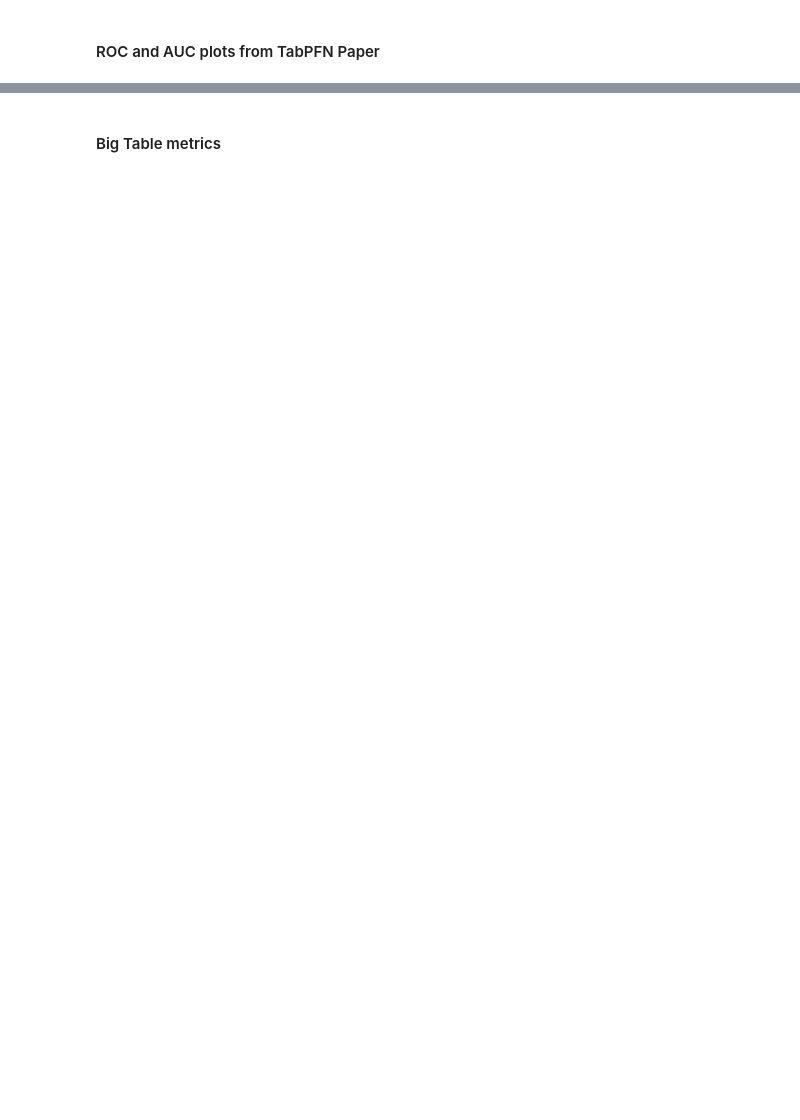
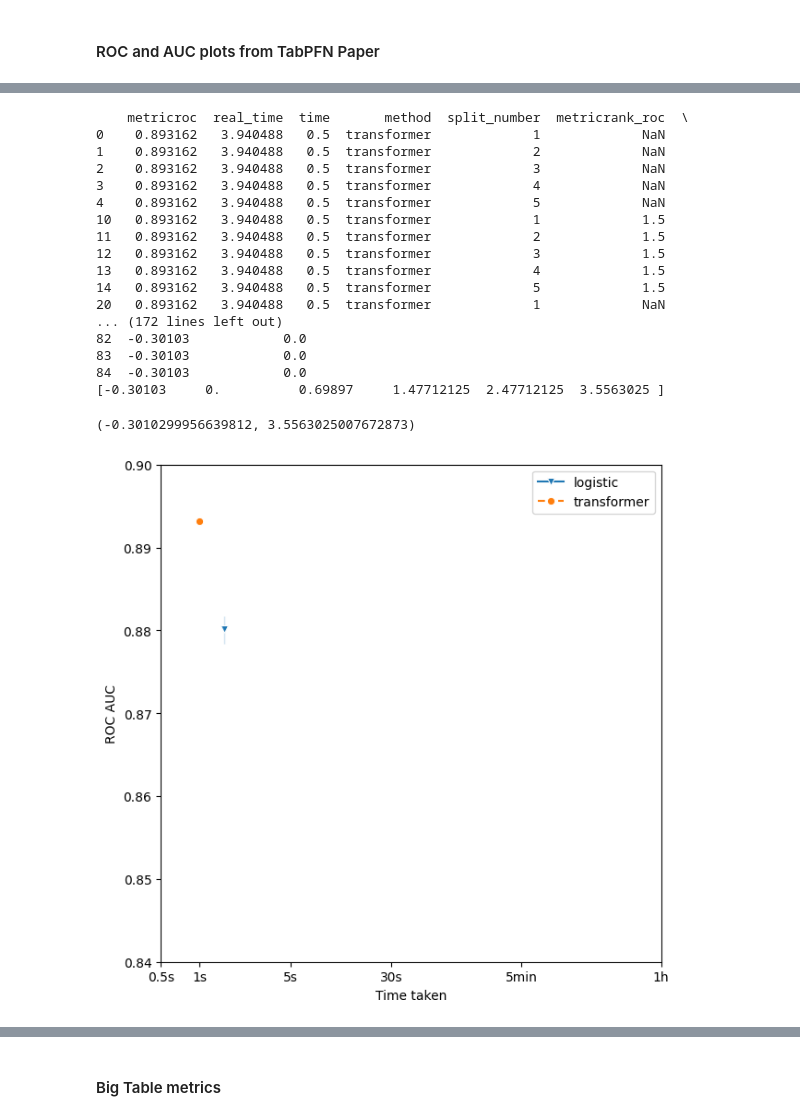
Before and after one commit to ugne-sak/iTabPFN, a Jupyter notebook: tabpfn/RunFullDatasetAnalyses.ipynb, the cells around one changed output, grey strips where cells are left out. Cells and saved outputs as stored; diff of their text form; code cells hidden in the pictures; blank space fills up the shorter version.

```diff
--- a/tabpfn/RunFullDatasetAnalyses.ipynb
+++ b/tabpfn/RunFullDatasetAnalyses.ipynb
@@ -42,9 +63,11 @@ bptt = 2000
 selector = 'test'
 base_path = os.path.join('.')
 overwrite=False
-max_times = [0.5, 1, 15, 30, 60, 60*5, 60*15, 60*60]
+#max_times = [0.5, 1, 15, 30, 60, 60*5, 60*15, 60*60]
+max_times = [0.5]
 metric_used = tabular_metrics.auc_metric
-methods = ['transformer', 'logistic', 'gp', 'knn', 'catboost', 'xgb', 'autosklearn2', 'autogluon']
+#methods = ['transformer', 'logistic', 'gp', 'knn', 'catboost', 'xgb', 'autosklearn2', 'autogluon']
+methods = ['transformer', 'logistic']
 task_type = 'multiclass'
 # %%
 suite = 'cc'
@@ -128,10 +186,10 @@ pos = str(eval_positions[0])
 global_results = {}
 overwrite=False
 
-for method in baseline_methods:
+for method in methods:
     for max_time in max_times:
         for split_number in range(1,5+1):
-            global_results[method+'_time_'+str(max_time)+tabular_baselines.get_scoring_string(metric_used, usage='')+'_split_'+str(split_number)] = eval_method(task_type, method,  None, selector,
+            global_results[method+'_time_'+str(max_time)+tabular_baselines.get_scoring_string(metric_used, usage='')+'_split_'+str(split_number)] = eval_method(task_type, method, None, selector,
                                                                                                                                     eval_positions, fetch_only=True,
                                                                                                                                     verbose=False, max_time=max_time,
                                                                                                                                     metric_used=metric_used, split_number=split_number)
@@ -172,7 +293,7 @@ def generate_ranks_and_wins_table(global_results_filtered, metric_key, max_time,
     global_results_filtered_split = {**global_results_filtered}
     global_results_filtered_split = {k: global_results_filtered_split[k] for k in global_results_filtered_split.keys() if '_time_'+str(max_time)+tabular_baselines.get_scoring_string(metric_used, usage='')+'_split_'+str(split_number) in k or 'transformer_split_'+str(split_number) in k}
 
-    matrix, matrix_stds = make_metric_matrix(global_results_filtered_split, methods, pos, metric_key, test_datasets)
+    matrix, matrix_stds, _ = make_metric_matrix(global_results_filtered_split, methods, pos, metric_key, test_datasets)
     for method in methods:
         if time_matrix[method] > max_time * 2:
             matrix[method] = np.nan
@@ -264,9 +423,13 @@ def make_tabular_results_plot(metric_key, exclude, max_times, df_, grouping=True
     sns.set_palette("tab10")
     for method in methods:
         if method in exclude or method=='transformer':
+
             continue
         df_method = df_[df_.method==method].copy()
-        ax = sns.lineplot(time_column, 'metric'+metric_key, data=df_method, marker='o', label=method, ax=ax)
+        #print(method)
+        #print('----------')
+        print(df_method)
+        ax = sns.lineplot(time_column, 'metric'+metric_key, data=df_method, marker='v', label=method, ax=ax)
     #sns.scatterplot(data=df_, x='time', y='metric', hue='method', ax=ax, style='method') #
     df_trans = df_[df_.method=='transformer']
     if time_column == 'real_time_log':
@@ -274,7 +437,9 @@ def make_tabular_results_plot(metric_key, exclude, max_times, df_, grouping=True
         df_trans = df_trans[np.logical_or(df_trans.real_time == df_trans.real_time.min(), df_trans.real_time == df_trans.real_time.max())]
         df_trans.loc[:, 'metric'+metric_key] = df_trans['metric'+metric_key].mean()
         df_trans.loc[:, time_column] = np.log(1) # Hacky code to get the right time from our measurements
-    ax = sns.lineplot(time_column, 'metric'+metric_key, data=df_trans, linestyle='--', marker='o', ci="sd", ax=ax)
+    print('----------')
+    print(df_trans)
+    ax = sns.lineplot(time_column, 'metric'+metric_key, data=df_trans, linestyle='--', marker='o', ci="sd", label = 'transformer', ax=ax)
 
     #ax = sns.scatterplot(data = df_trans, x=time_column, y='metric'+metric_key, s=800, marker='*', color='grey') #
     #ax = plt.scatter(df_trans[time_column], df_trans['metric'+metric_key], s=600, marker=['*']) #
@@ -285,9 +450,10 @@ def make_tabular_results_plot(metric_key, exclude, max_times, df_, grouping=True
         ax.set_xlabel("Time taken")
     ax.set_ylabel(metric_renamer[metric_key])
 
-    #ax.legend()
+    ax.legend()
 
     times = np.log10(max_times)
+    print(times)
     ax.set_xticks(times)
     ax.set_xticklabels([max_times_renamer[t] for t in max_times])
 
@@ -313,10 +514,31 @@ df_absolute = df_absolute.append(knn_extend, ignore_index=True).reindex()
 # %%
 exclude=['']
 #ax = make_tabular_results_plot('time', exclude=exclude)
-ax = make_tabular_results_plot('roc', df_=df_absolute, exclude=exclude, grouping=False, max_times=[1, 5, 30, 60*5, 60*60])
+ax = make_tabular_results_plot('roc', df_=df_absolute, exclude=exclude, grouping=False, max_times=[0.5, 1, 5, 30, 60*5, 60*60])
 ax.set_ylim([0.84, 0.9])
-ax.set_xlim([np.log10(0.7), np.log10(3600)])
-ax.legend([],[], frameon=False)
+ax.set_xlim([np.log10(0.5), np.log10(3600)])
+#ax.legend([],[], frameon=False)
+
 
 #tikzplotlib.save(f'roc_over_time.tex', axis_height='5cm', axis_width='6cm', strict=True)
+# %% [output]
+    metricroc  real_time  time       method  split_number  metricrank_roc  \
+0    0.893162   3.940488   0.5  transformer             1             NaN
+1    0.893162   3.940488   0.5  transformer             2             NaN
+2    0.893162   3.940488   0.5  transformer             3             NaN
+3    0.893162   3.940488   0.5  transformer             4             NaN
+4    0.893162   3.940488   0.5  transformer             5             NaN
+10   0.893162   3.940488   0.5  transformer             1             1.5
+11   0.893162   3.940488   0.5  transformer             2             1.5
+12   0.893162   3.940488   0.5  transformer             3             1.5
+13   0.893162   3.940488   0.5  transformer             4             1.5
+14   0.893162   3.940488   0.5  transformer             5             1.5
+20   0.893162   3.940488   0.5  transformer             1             NaN
+... (172 lines left out)
+82  -0.30103            0.0
+83  -0.30103            0.0
+84  -0.30103            0.0
+[-0.30103     0.          0.69897     1.47712125  2.47712125  3.5563025 ]
+(-0.3010299956639812, 3.5563025007672873)
+[figure, added]
 # %%
```
Also changed, not shown: parts of 29 cells of this notebook.
